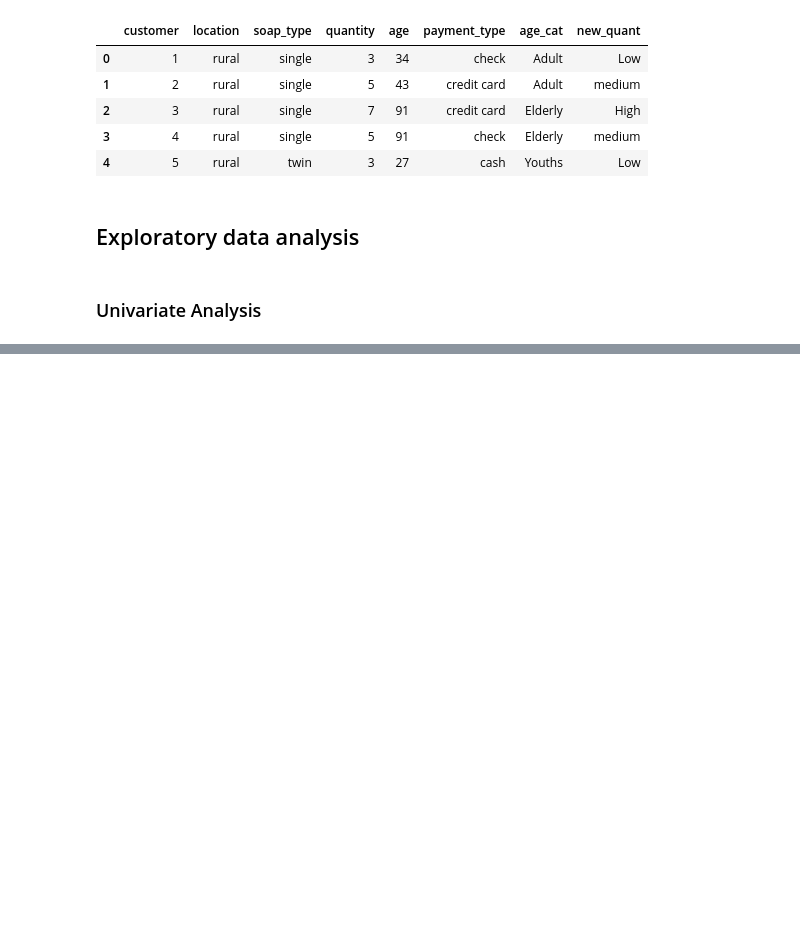
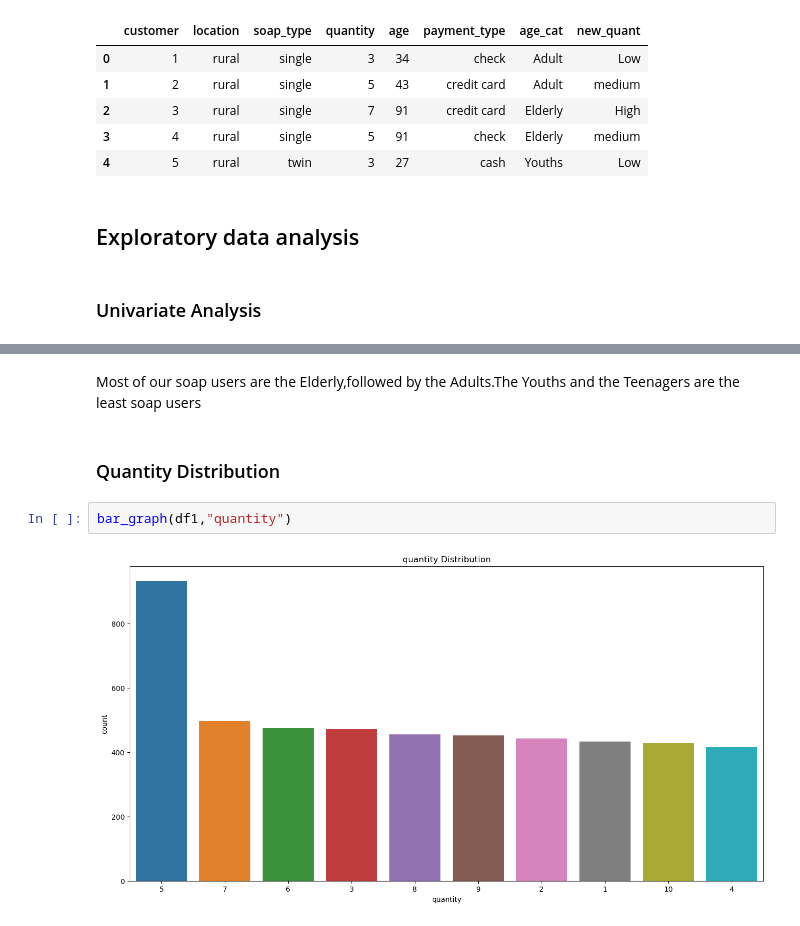
Before and after one commit to danielkimutai/Predicting-type-of-soap, a Jupyter notebook: index.ipynb, the cells around one changed output, grey strips where cells are left out. Drawn from its saved outputs; the diff is of its cells as text; blank space fills up the shorter version.

```diff
--- a/index.ipynb
+++ b/index.ipynb
@@ -303,0 +324,8 @@ def bar_graph(df,column):
+# %% [markdown]
+Most of our soap users are the Elderly,followed by the Adults.The Youths and the Teenagers are the least soap users
+# %% [markdown]
+### Quantity Distribution
+# %%
+bar_graph(df1,"quantity")
+# %% [output]
+[figure, added]
```
Also changed, not shown: parts of 58 cells of this notebook, 1 other file.
